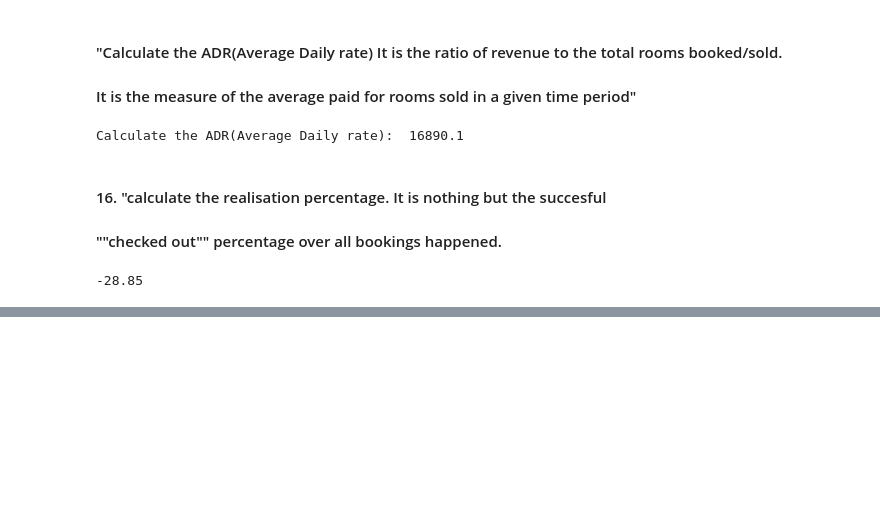
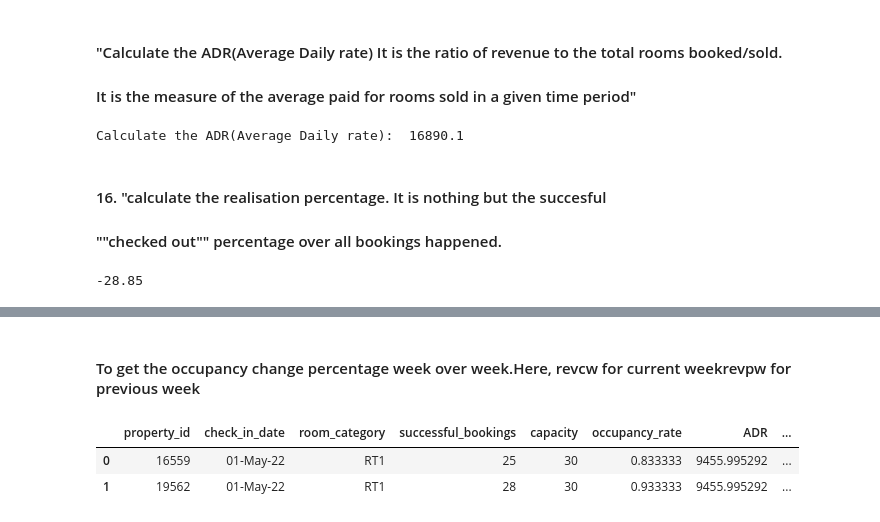
Before and after one commit to Shrihith-a/Hospitality_Dashboard, a Jupyter notebook: Notebook/Metrics_Measures.ipynb, the cells around one changed output, grey strips where cells are left out. Saved outputs shown, nothing was run; the diff lists cells and outputs as text; code cells hidden in the pictures; blank space fills up the shorter version.

```diff
--- a/Notebook/Metrics_Measures.ipynb
+++ b/Notebook/Metrics_Measures.ipynb
@@ -209,0 +408,8 @@ print(realization_percent)
+# %% [markdown]
+#### To get the occupancy change percentage week over week.Here, revcw  for current weekrevpw for previous week
+# %%
+df4.head(2)
+# %% [output]
+|  | property_id | check_in_date | room_category | successful_bookings | capacity | occupancy_rate | ADR | ... |
+| 0 | 16559 | 01-May-22 | RT1 | 25 | 30 | 0.833333 | 9455.995292 | ... |
+| 1 | 19562 | 01-May-22 | RT1 | 28 | 30 | 0.933333 | 9455.995292 | ... |
```
Also changed, not shown: parts of 29 cells of this notebook, 10 other files.
